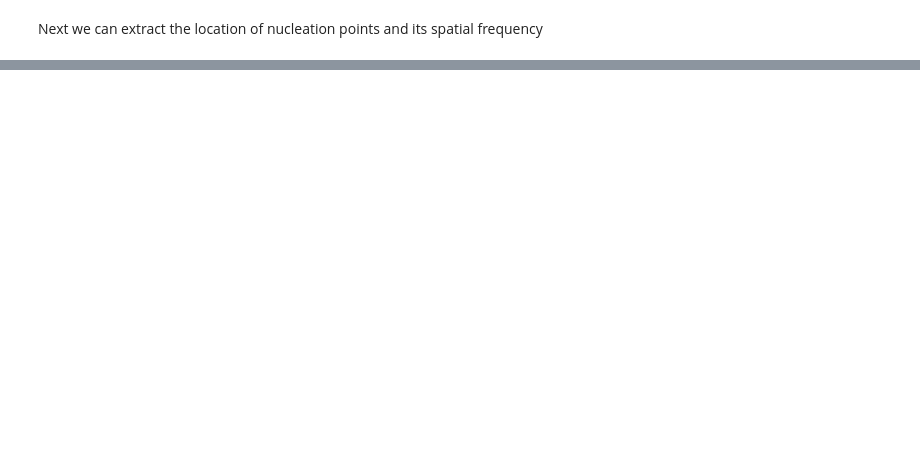
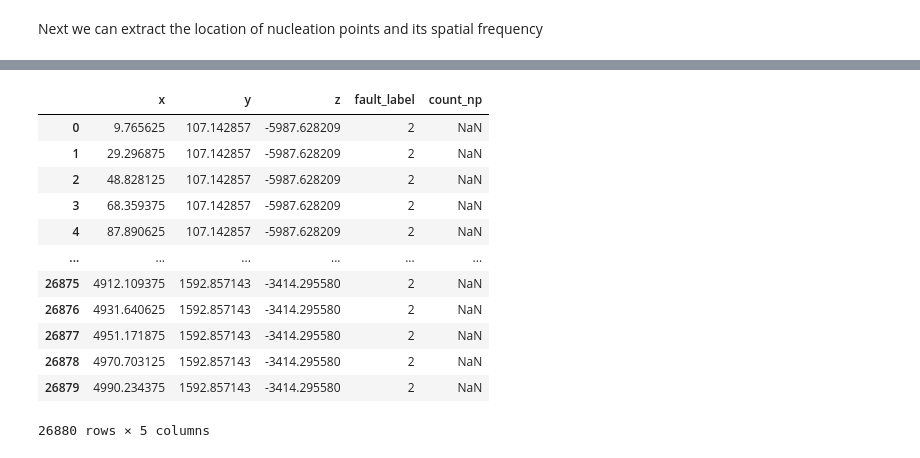
Before and after one commit to ydluo/qdyn, a Jupyter notebook: examples/notebooks/compute_events.ipynb, the cells around one changed output, grey strips where cells are left out. Drawn from its saved outputs; the diff is of its cells as text; code cells hidden in the pictures; blank space fills up the shorter version.

```diff
--- a/examples/notebooks/compute_events.ipynb
+++ b/examples/notebooks/compute_events.ipynb
@@ -223,0 +207,17 @@ n_event
+# %%
+# print information of location point frequency for Fault 2
+model_dict_np["count_np"][2]
+# %% [output]
+|  | x | y | z | fault_label | count_np |
+| 0 | 9.765625 | 107.142857 | -5987.628209 | 2 | NaN |
+| 1 | 29.296875 | 107.142857 | -5987.628209 | 2 | NaN |
+| 2 | 48.828125 | 107.142857 | -5987.628209 | 2 | NaN |
+| 3 | 68.359375 | 107.142857 | -5987.628209 | 2 | NaN |
+| 4 | 87.890625 | 107.142857 | -5987.628209 | 2 | NaN |
+| ... | ... | ... | ... | ... | ... |
+| 26875 | 4912.109375 | 1592.857143 | -3414.295580 | 2 | NaN |
+| 26876 | 4931.640625 | 1592.857143 | -3414.295580 | 2 | NaN |
+| 26877 | 4951.171875 | 1592.857143 | -3414.295580 | 2 | NaN |
+| 26878 | 4970.703125 | 1592.857143 | -3414.295580 | 2 | NaN |
+| 26879 | 4990.234375 | 1592.857143 | -3414.295580 | 2 | NaN |
+26880 rows × 5 columns
```
Also changed, not shown: parts of 8 cells of this notebook, 8 other files.
